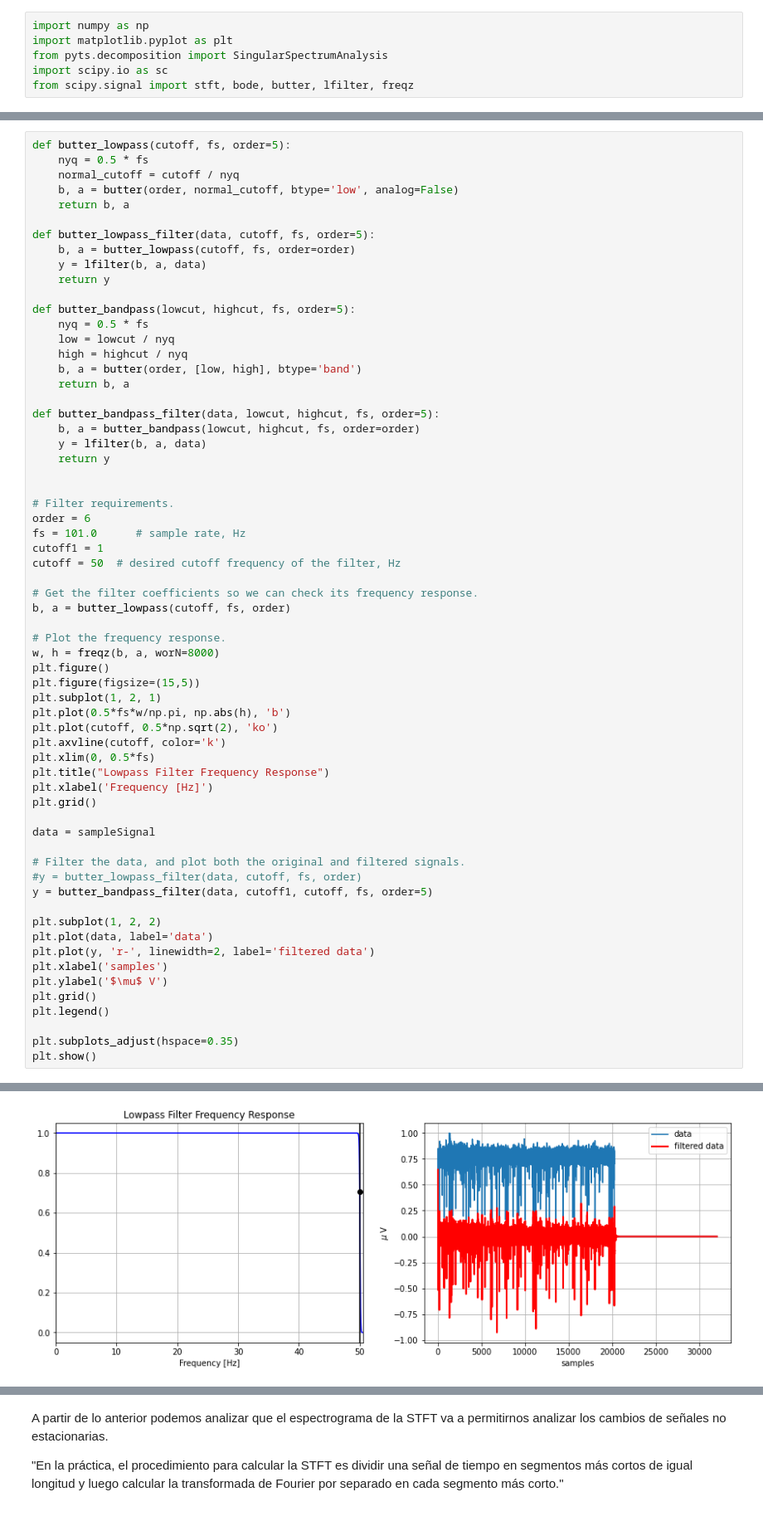
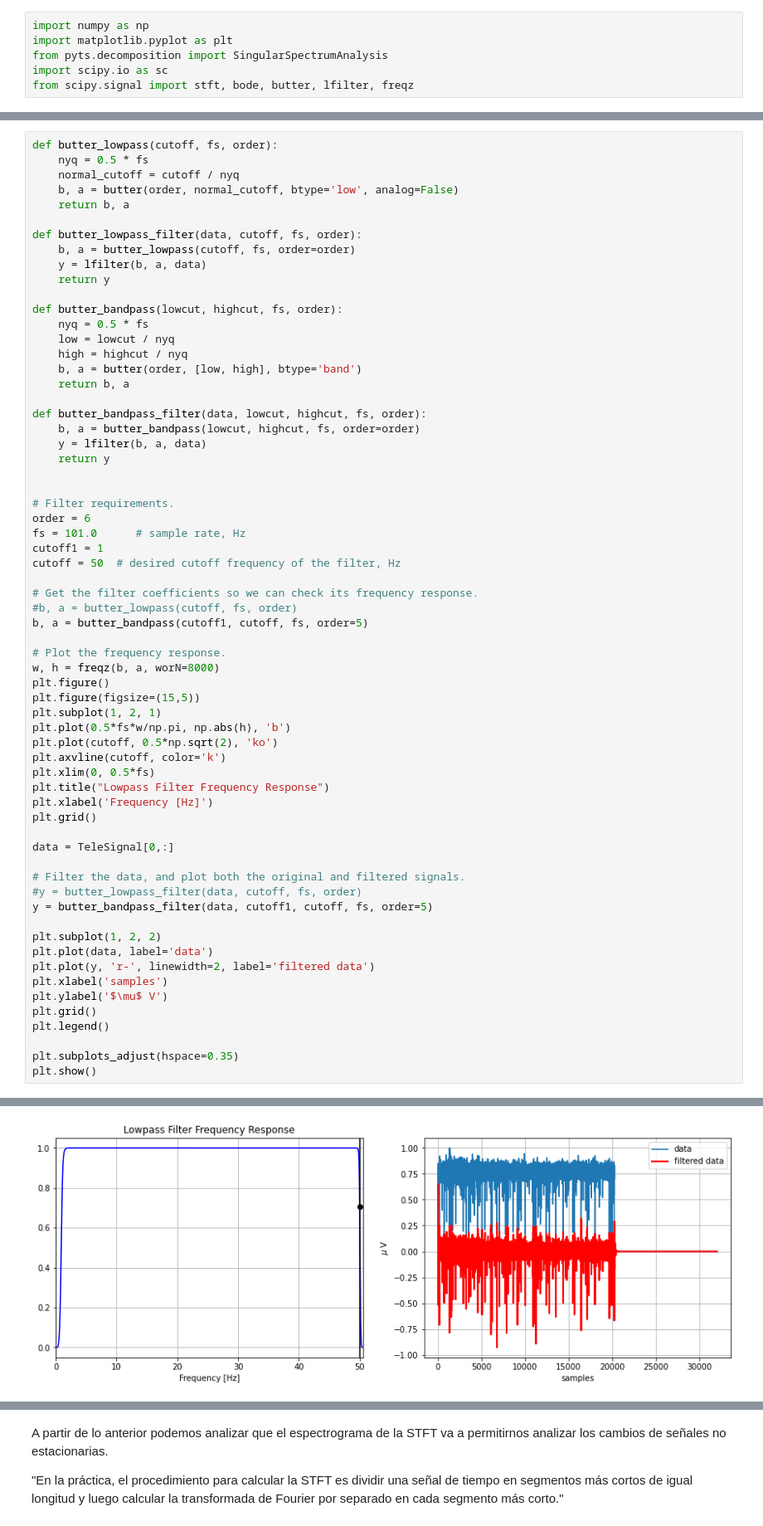
Before and after one commit to ManuelBothert/Miniproyecto-1-TSIII, a Jupyter notebook: MiniProyecto1.ipynb, the cells around one changed output, grey strips where cells are left out. Shown: that part at 83% size. Saved outputs shown, nothing was run; the diff lists cells and outputs as text.

```diff
--- a/MiniProyecto1.ipynb
+++ b/MiniProyecto1.ipynb
@@ -70,23 +90,23 @@ plt.show()
 # %%
-def butter_lowpass(cutoff, fs, order=5):
+def butter_lowpass(cutoff, fs, order):
     nyq = 0.5 * fs
     normal_cutoff = cutoff / nyq
     b, a = butter(order, normal_cutoff, btype='low', analog=False)
     return b, a
 
-def butter_lowpass_filter(data, cutoff, fs, order=5):
+def butter_lowpass_filter(data, cutoff, fs, order):
     b, a = butter_lowpass(cutoff, fs, order=order)
     y = lfilter(b, a, data)
     return y
 
-def butter_bandpass(lowcut, highcut, fs, order=5):
+def butter_bandpass(lowcut, highcut, fs, order):
     nyq = 0.5 * fs
     low = lowcut / nyq
     high = highcut / nyq
     b, a = butter(order, [low, high], btype='band')
     return b, a
 
-def butter_bandpass_filter(data, lowcut, highcut, fs, order=5):
+def butter_bandpass_filter(data, lowcut, highcut, fs, order):
     b, a = butter_bandpass(lowcut, highcut, fs, order=order)
     y = lfilter(b, a, data)
     return y
@@ -99,37 +119,38 @@ cutoff1 = 1
 cutoff = 50  # desired cutoff frequency of the filter, Hz
 
 # Get the filter coefficients so we can check its frequency response.
-b, a = butter_lowpass(cutoff, fs, order)
+#b, a = butter_lowpass(cutoff, fs, order)
+b, a = butter_bandpass(cutoff1, cutoff, fs, order=5)
 
 # Plot the frequency response.
 w, h = freqz(b, a, worN=8000)
 plt.figure()
 plt.figure(figsize=(15,5))
 plt.subplot(1, 2, 1)
 plt.plot(0.5*fs*w/np.pi, np.abs(h), 'b')
 plt.plot(cutoff, 0.5*np.sqrt(2), 'ko')
 plt.axvline(cutoff, color='k')
 plt.xlim(0, 0.5*fs)
 plt.title("Lowpass Filter Frequency Response")
 plt.xlabel('Frequency [Hz]')
 plt.grid()
 
-data = sampleSignal
+data = TeleSignal[0,:]
 
 # Filter the data, and plot both the original and filtered signals.
 #y = butter_lowpass_filter(data, cutoff, fs, order)
 y = butter_bandpass_filter(data, cutoff1, cutoff, fs, order=5)
 
 plt.subplot(1, 2, 2)
 plt.plot(data, label='data')
 plt.plot(y, 'r-', linewidth=2, label='filtered data')
 plt.xlabel('samples')
 plt.ylabel('$\mu$ V')
 plt.grid()
 plt.legend()
 
 plt.subplots_adjust(hspace=0.35)
 plt.show()
 # %% [output]
 <Figure size 432x288 with 0 Axes>
-[figure, old version]
+[figure, new version]
```
Also changed, not shown: parts of 26 cells of this notebook.
